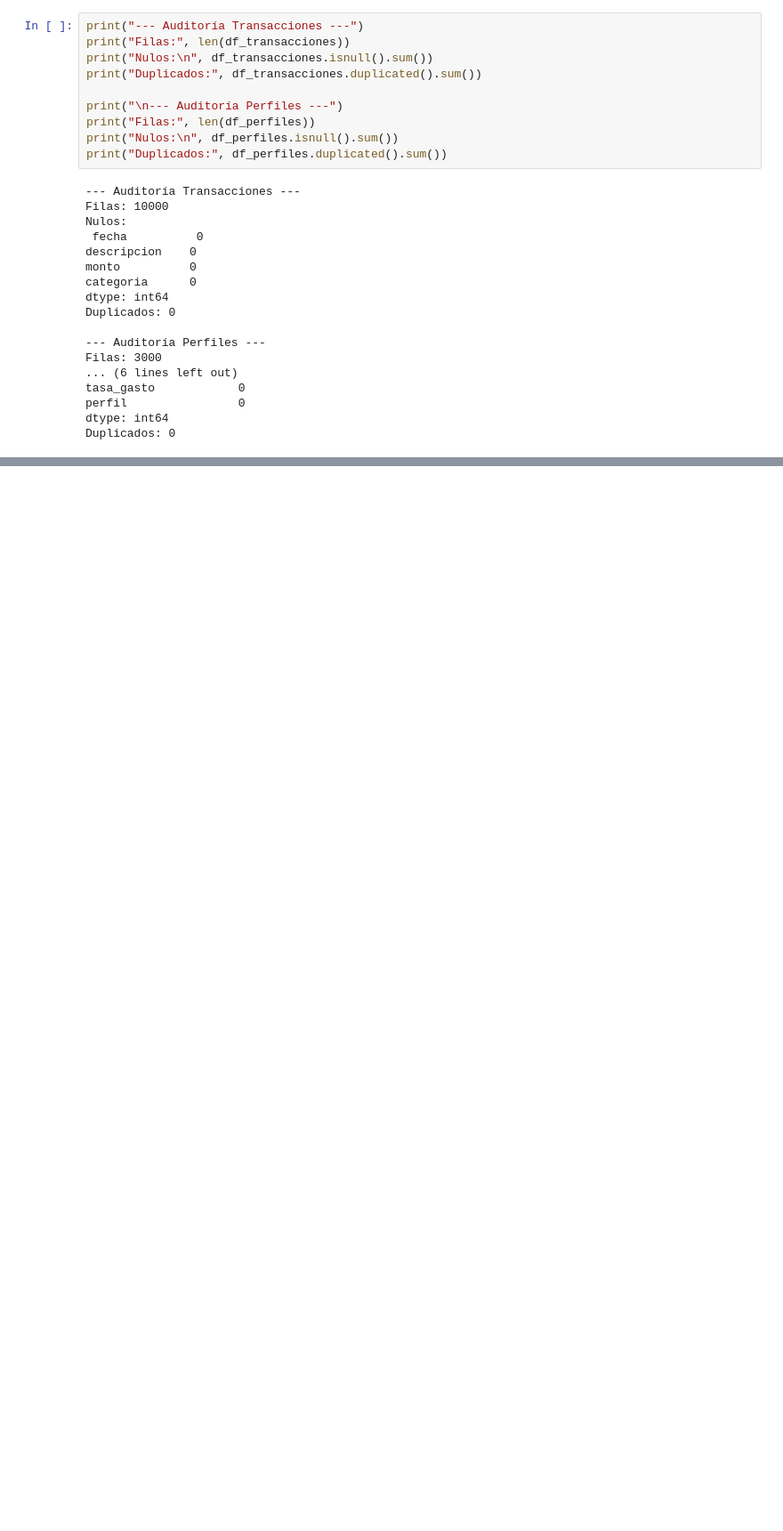
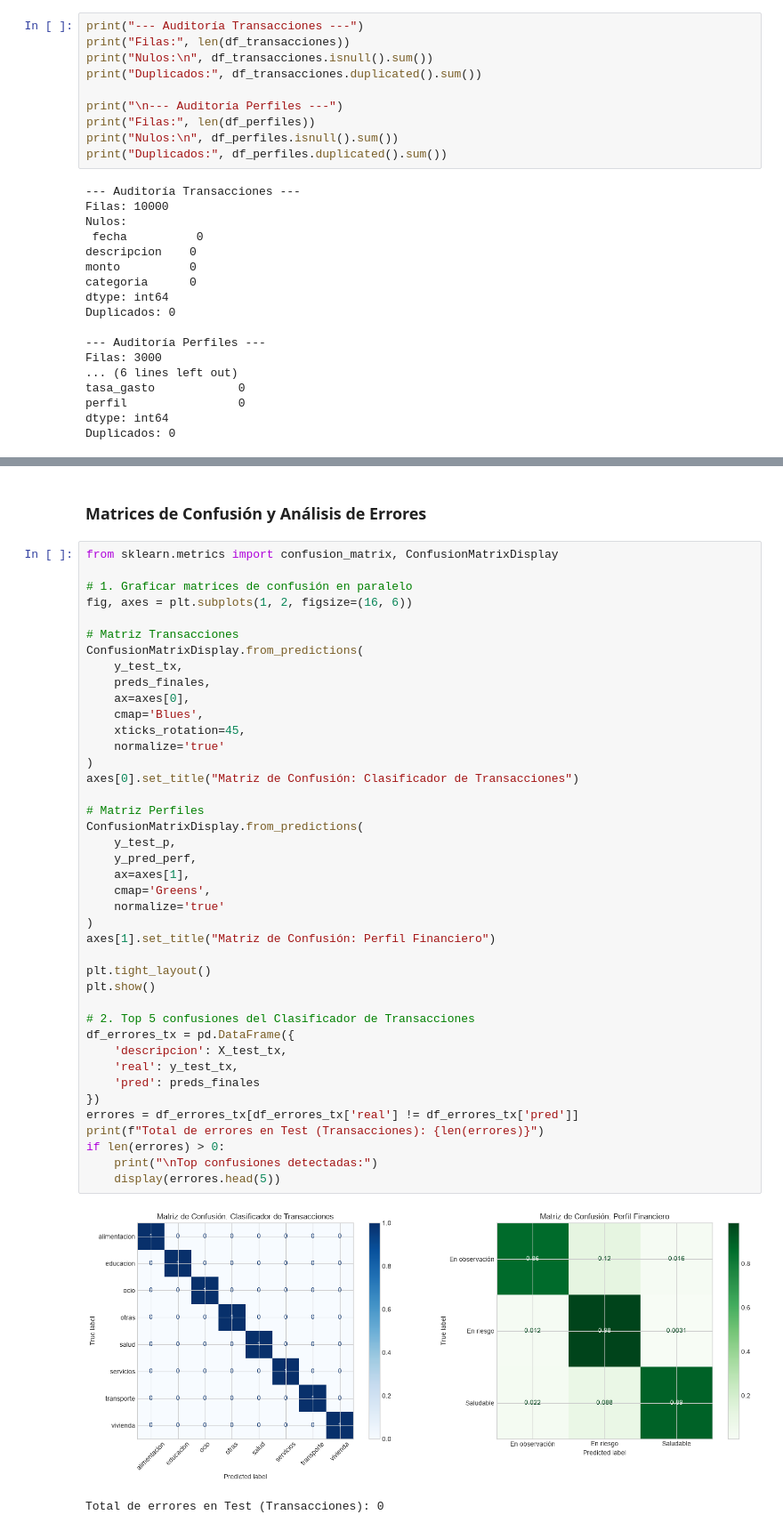
Before and after one commit to No-Country-simulation/G9-LATAM-TEAM-44-FinanceAI, a Jupyter notebook: ciencia-datos/notebook.ipynb, the cells around one changed output, grey strips where cells are left out. Shown at 89% size. Cells and saved outputs as stored; diff of their text form; blank space fills up the shorter version.

```diff
--- a/ciencia-datos/notebook.ipynb
+++ b/ciencia-datos/notebook.ipynb
@@ -323,0 +570,46 @@ plt.show()
+# %% [markdown]
+### Matrices de Confusión y Análisis de Errores
+# %%
+from sklearn.metrics import confusion_matrix, ConfusionMatrixDisplay
+
+# 1. Graficar matrices de confusión en paralelo
+fig, axes = plt.subplots(1, 2, figsize=(16, 6))
+
+# Matriz Transacciones
+ConfusionMatrixDisplay.from_predictions(
+    y_test_tx,
+    preds_finales,
+    ax=axes[0],
+    cmap='Blues',
+    xticks_rotation=45,
+    normalize='true'
+)
+axes[0].set_title("Matriz de Confusión: Clasificador de Transacciones")
+
+# Matriz Perfiles
+ConfusionMatrixDisplay.from_predictions(
+    y_test_p,
+    y_pred_perf,
+    ax=axes[1],
+    cmap='Greens',
+    normalize='true'
+)
+axes[1].set_title("Matriz de Confusión: Perfil Financiero")
+
+plt.tight_layout()
+plt.show()
+
+# 2. Top 5 confusiones del Clasificador de Transacciones
+df_errores_tx = pd.DataFrame({
+    'descripcion': X_test_tx,
+    'real': y_test_tx,
+    'pred': preds_finales
+})
+errores = df_errores_tx[df_errores_tx['real'] != df_errores_tx['pred']]
+print(f"Total de errores en Test (Transacciones): {len(errores)}")
+if len(errores) > 0:
+    print("\nTop confusiones detectadas:")
+    display(errores.head(5))
+# %% [output]
+[figure, added]
+Total de errores en Test (Transacciones): 0
```
Also changed, not shown: parts of 49 cells of this notebook, 3 other files.
